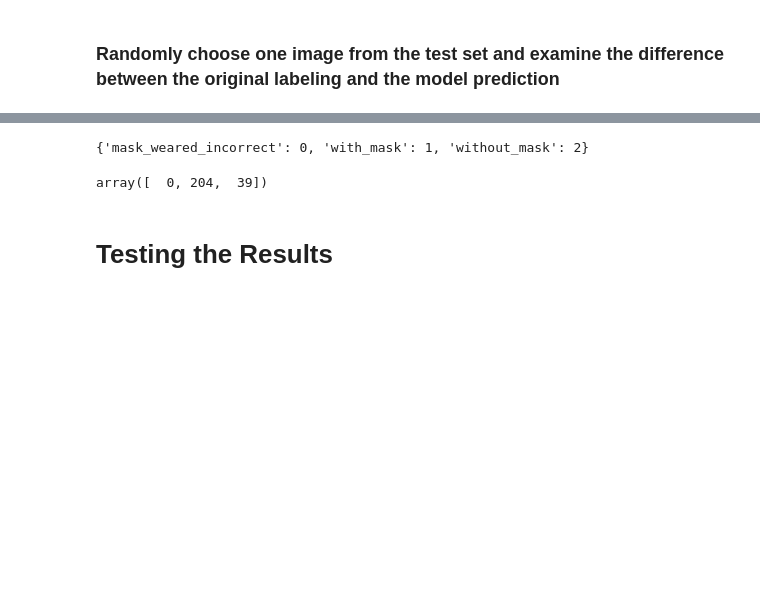
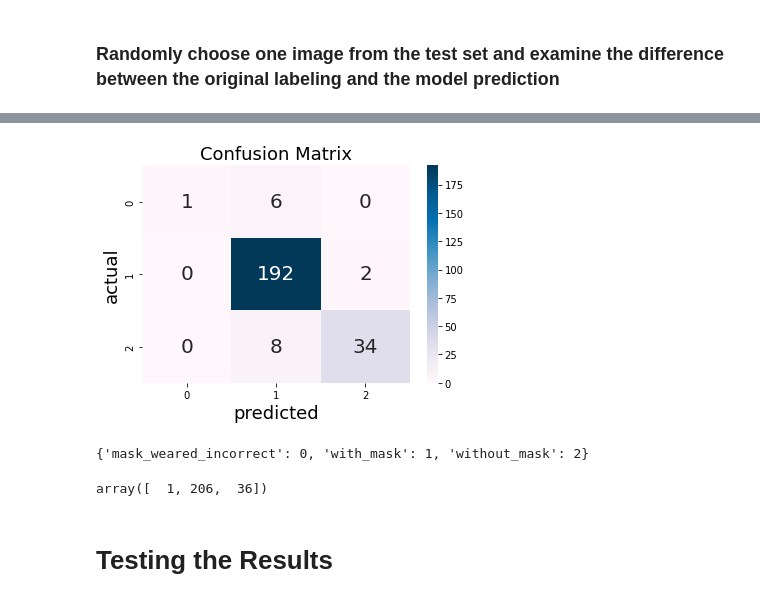
Before and after one commit to nettasav/Face-Mask-Detector, a Jupyter notebook: face-mask-detection-classsifier-using-cnn.ipynb, the cells around one changed output, grey strips where cells are left out. Cells and saved outputs as stored; diff of their text form; code cells hidden in the pictures; blank space fills up the shorter version.

```diff
--- a/face-mask-detection-classsifier-using-cnn.ipynb
+++ b/face-mask-detection-classsifier-using-cnn.ipynb
@@ -499,3 +500,37 @@ Class Predicted ---- with_mask , True label --- with_mask/maksssksksss603_(103,
+# %%
+from sklearn.metrics import confusion_matrix, classification_report
+from sklearn.metrics import precision_score, recall_score, accuracy_score,f1_score, classification_report
+
+import seaborn as sns
+
+def evaluation(y, y_hat, title = 'Confusion Matrix'):
+    """Evaluation function
+    Prints Classification reports and confusion matrix
+    """
+    cm = confusion_matrix(y, y_hat)
+#     precision = precision_score(y, y_hat)
+#     recall = recall_score(y, y_hat)
+#     accuracy = accuracy_score(y,y_hat)
+#     f1 = f1_score(y,y_hat)
+#     report = classification_report(y,y_hat)
+#     print(report)
+#     print('Recall: ', recall)
+#     print('Accuracy: ', accuracy)
+#     print('Precision: ', precision)
+#     print('F1: ', f1)
+    sns.heatmap(cm,  cmap= 'PuBu', annot=True, fmt='g', annot_kws={'size':20})
+    plt.xlabel('predicted', fontsize=18)
+    plt.ylabel('actual', fontsize=18)
+    plt.title(title, fontsize=18)
+
+    plt.show()
+# %%
+y_true = test_generator.labels
+y_pred = model.predict(test_generator).argmax(axis=1) # Predict prob and get Class Indices
+
+evaluation(y_true, y_pred)
+# %% [output]
+[figure, added]
 # %%
 classes
 # %% [output]
@@ -503,7 +538,7 @@ classes
 # %%
 np.bincount(y_pred) # Use bincount() to count occurrences of each class in a predictions NumPy array
 # %% [output]
-array([  0, 204,  39])
+array([  1, 206,  36])
 # %% [markdown]
 # Testing the Results
 # %%
```
Also changed, not shown: parts of 6 cells of this notebook.
